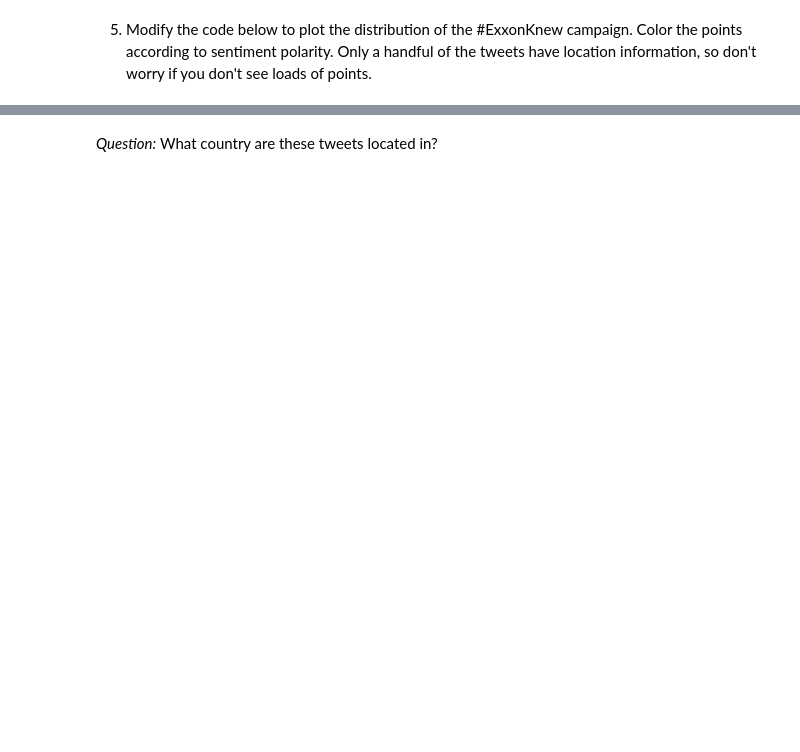
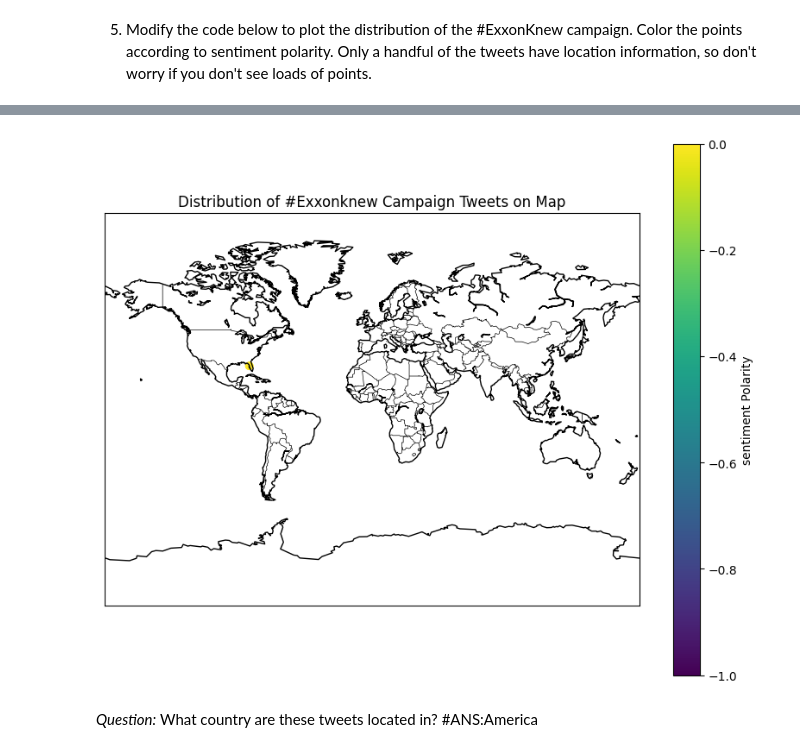
Before and after one commit to CathyZhang1/QM2, a Jupyter notebook: notebooks/W04. Natural Language Processing.ipynb, the cells around one changed output, grey strips where cells are left out. Drawn from its saved outputs; the diff is of its cells as text; code cells hidden in the pictures; blank space fills up the shorter version.

```diff
--- a/notebooks/W04. Natural Language Processing.ipynb
+++ b/notebooks/W04. Natural Language Processing.ipynb
@@ -580,3 +581,10 @@ In the code cell below:
 2. Using a lambda function, `.apply(lambda x: nlp(x)._.blob.polarity)`, create a column in the sample dataframe that contains the polarity of each tweet.
 3. Create a column that contains the subjectivity score for each tweet.
 4. Filter the dataframe to discard tweets that are not subjective (subjectivity score < 0.5) *and* tweets that have negative sentiment (polarity score < 0).
+# %%
+sample = tweets.head(1000)
+sample['polarity'] = sample['text'].apply(lambda x: nlp(x)._.blob.polarity)
+sample['subjectivity'] = sample['text'].apply(lambda x: nlp(x)._.subjectivity)
+sample = sample[(sample['subjectivity'] >= 0.5) & (sample['polarity'] >= 0)]
+#print(sample[['polarity','subjectivity']])
+sample
@@ -583,6 +615,7 @@ In the code cell below:
 # %% [markdown]
 5. Modify the code below to plot the distribution of the #ExxonKnew campaign. Color the points according to sentiment polarity. Only a handful of the tweets have location information, so don't worry if you don't see loads of points.
 # %%
+!pip install basemap
 import matplotlib.pyplot as plt
 from mpl_toolkits.basemap import Basemap
 
@@ -591,10 +624,20 @@ map = Basemap(projection='mill')
 map.drawcountries()
 map.drawcoastlines()
 
+y=sample['longitude'].tolist()
+x=sample['latitude'].tolist()
+colors=sample['polarity'].tolist()
+
 map.scatter(
-      x=,
-      y=,
-      color=,
+      x=x,
+      y=y,
+      c=colors,
       latlon=True,
       vmin=-1,
-      vmax=0)
+      vmax=0,)
+
+plt.colorbar(label='sentiment Polarity')
+
+plt.title('Distribution of #Exxonknew Campaign Tweets on Map')
+plt.show()
+# %% [output]
@@ -601,2 +660,4 @@ map.scatter(
+[figure, added]
 # %% [markdown]
 *Question:* What country are these tweets located in?
+#ANS:America
```
Also changed, not shown: parts of 13 cells of this notebook.
